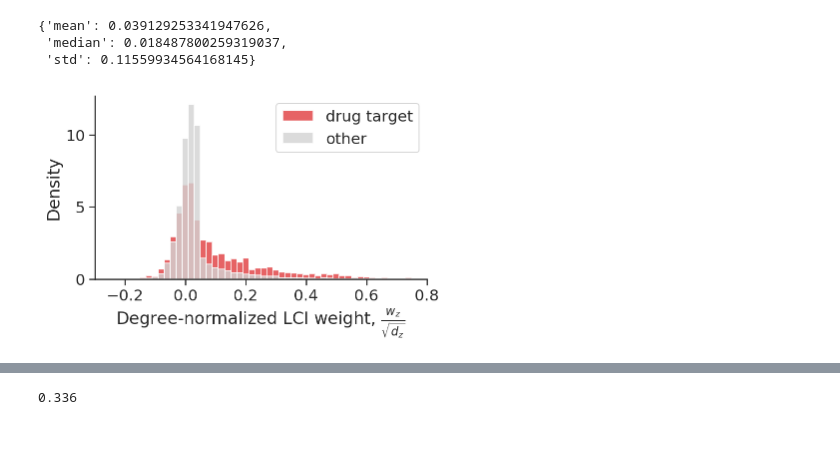
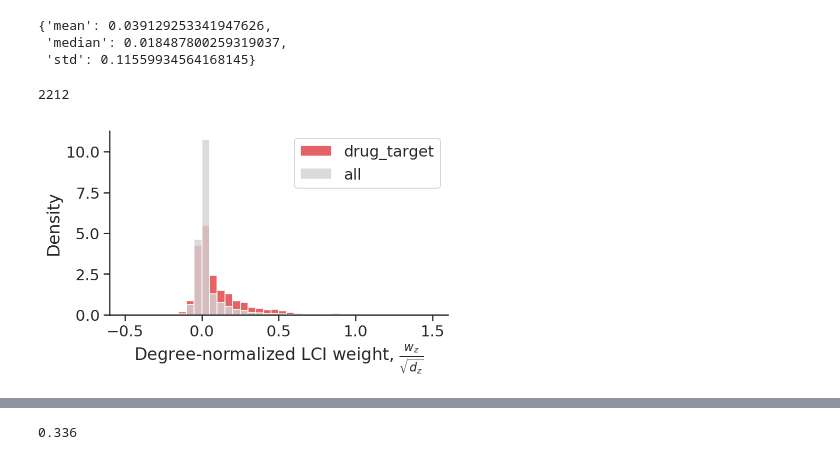
Before and after one commit to seyuboglu/milieu, a Jupyter notebook: experiments/lci_analysis/lci_analysis.ipynb, the cells around one changed output, grey strips where cells are left out. Drawn from its saved outputs; the diff is of its cells as text; code cells hidden in the pictures.

```diff
--- a/experiments/lci_analysis/lci_analysis.ipynb
+++ b/experiments/lci_analysis/lci_analysis.ipynb
@@ -710,8 +708,12 @@ db_drugs_exp.compute_weight_stats(np.where(db_drugs_exp.drug_counts == 0))
 {'mean': 0.039129253341947626,
  'median': 0.018487800259319037,
  'std': 0.11559934564168145}
+# %%
+len(np.where(db_drugs_exp.drug_counts > 0)[0])
+# %% [output]
+2212
 # %%
-db_drugs_exp.plot_drug_weight_dist({"drug target": np.where(db_drugs_exp.drug_counts > 0),
-                                     "other": np.where(db_drugs_exp.drug_counts == 0)})
+db_drugs_exp.plot_drug_weight_dist(protein_sets={"drug_target": np.where(db_drugs_exp.drug_counts > 0),
+                                                 "all": db_drugs_exp.network.get_nodes()})
 # %% [output]
-[figure, old version]
+[figure, new version]
```
Also changed, not shown: parts of 13 cells of this notebook, 11 other files.
